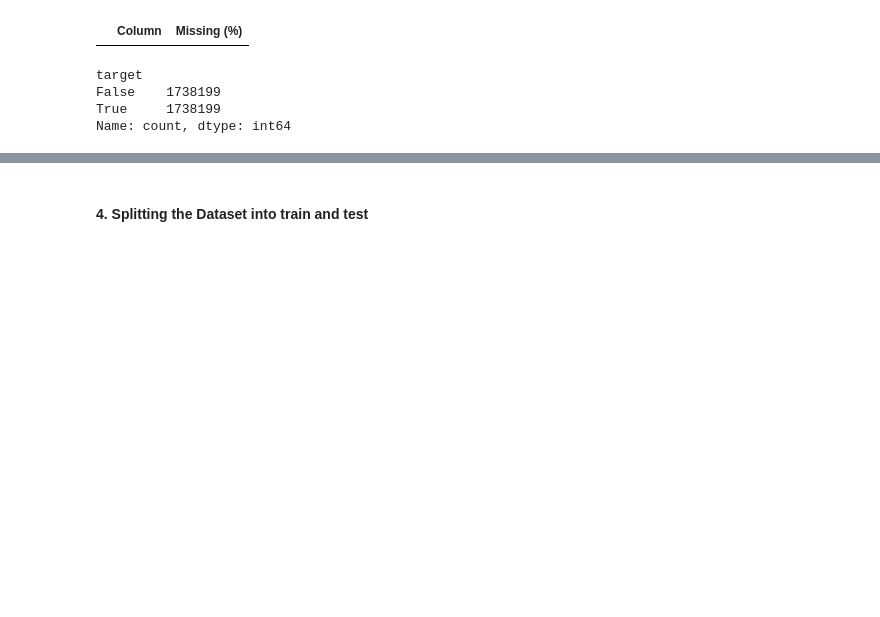
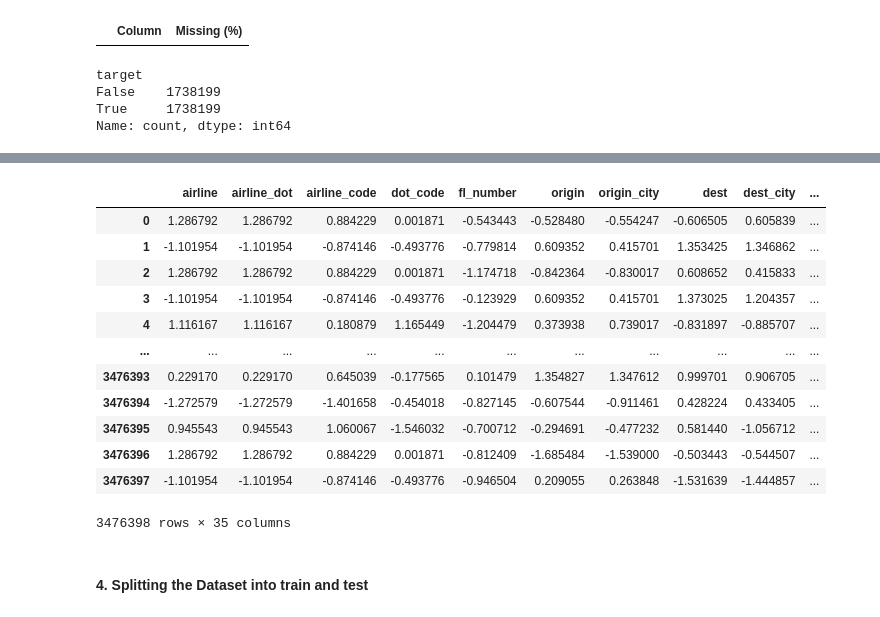
Before and after one commit to oscar066/Flight_delay_analysis, a Jupyter notebook: notebooks/index.ipynb, the cells around one changed output, grey strips where cells are left out. Saved outputs shown, nothing was run; the diff lists cells and outputs as text; code cells hidden in the pictures; blank space fills up the shorter version.

```diff
--- a/notebooks/index.ipynb
+++ b/notebooks/index.ipynb
@@ -805,3 +840,21 @@ Name: count, dtype: int64
+# %%
+# removing outliers from the dataset
+flight_df_balanced_preprocessed = remove_outliers(balanced_flight_df)
+flight_df_balanced_preprocessed
+# %% [output]
+|  | airline | airline_dot | airline_code | dot_code | fl_number | origin | origin_city | dest | dest_city | ... |
+| 0 | 1.286792 | 1.286792 | 0.884229 | 0.001871 | -0.543443 | -0.528480 | -0.554247 | -0.606505 | 0.605839 | ... |
+| 1 | -1.101954 | -1.101954 | -0.874146 | -0.493776 | -0.779814 | 0.609352 | 0.415701 | 1.353425 | 1.346862 | ... |
+| 2 | 1.286792 | 1.286792 | 0.884229 | 0.001871 | -1.174718 | -0.842364 | -0.830017 | 0.608652 | 0.415833 | ... |
+| 3 | -1.101954 | -1.101954 | -0.874146 | -0.493776 | -0.123929 | 0.609352 | 0.415701 | 1.373025 | 1.204357 | ... |
+| 4 | 1.116167 | 1.116167 | 0.180879 | 1.165449 | -1.204479 | 0.373938 | 0.739017 | -0.831897 | -0.885707 | ... |
+| ... | ... | ... | ... | ... | ... | ... | ... | ... | ... | ... |
+| 3476393 | 0.229170 | 0.229170 | 0.645039 | -0.177565 | 0.101479 | 1.354827 | 1.347612 | 0.999701 | 0.906705 | ... |
+| 3476394 | -1.272579 | -1.272579 | -1.401658 | -0.454018 | -0.827145 | -0.607544 | -0.911461 | 0.428224 | 0.433405 | ... |
+| 3476395 | 0.945543 | 0.945543 | 1.060067 | -1.546032 | -0.700712 | -0.294691 | -0.477232 | 0.581440 | -1.056712 | ... |
+| 3476396 | 1.286792 | 1.286792 | 0.884229 | 0.001871 | -0.812409 | -1.685484 | -1.539000 | -0.503443 | -0.544507 | ... |
+| 3476397 | -1.101954 | -1.101954 | -0.874146 | -0.493776 | -0.946504 | 0.209055 | 0.263848 | -1.531639 | -1.444857 | ... |
+3476398 rows × 35 columns
 # %%
 # saving preprocessed dataset as preprocessing is error prone and takes time
 
```
Also changed, not shown: parts of 14 cells of this notebook.
